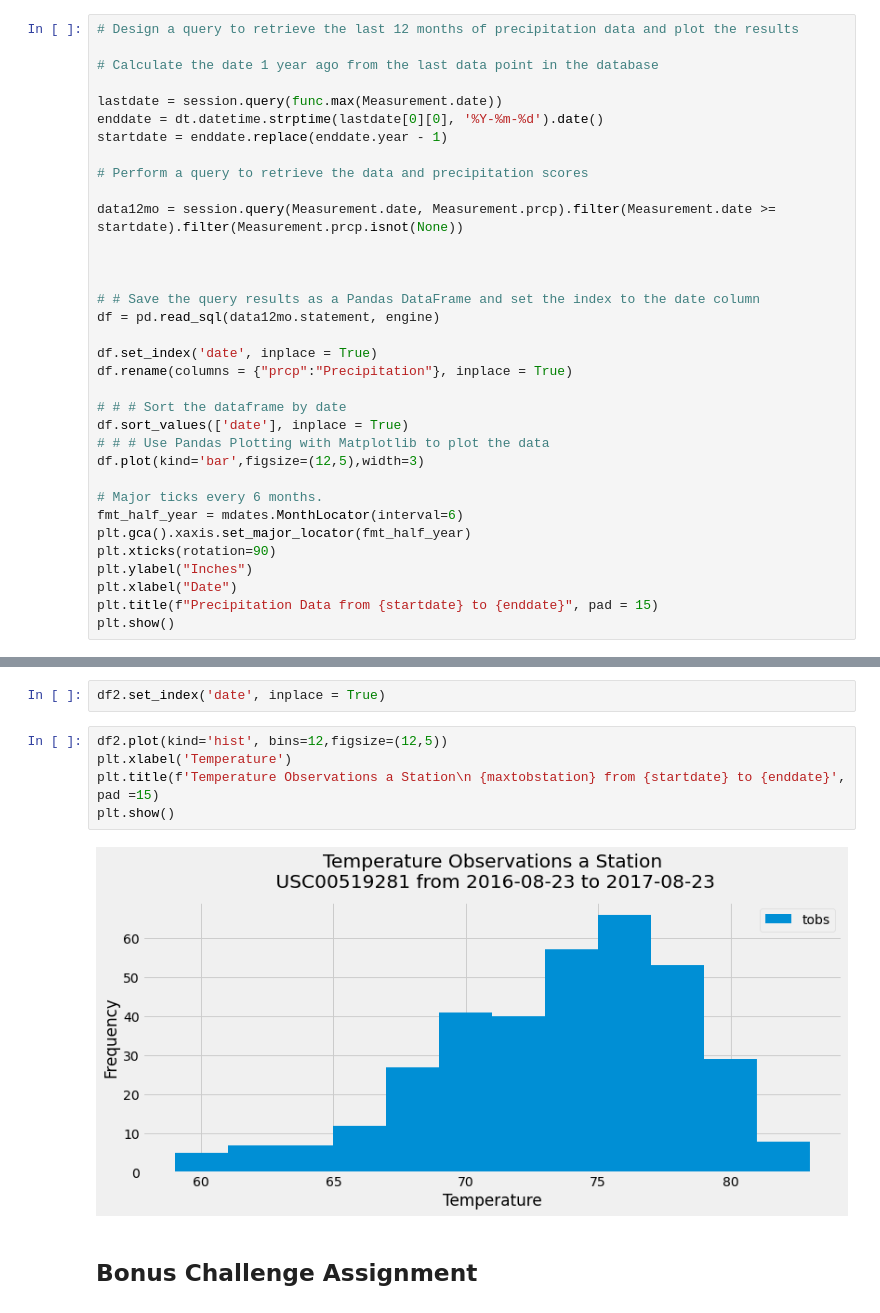
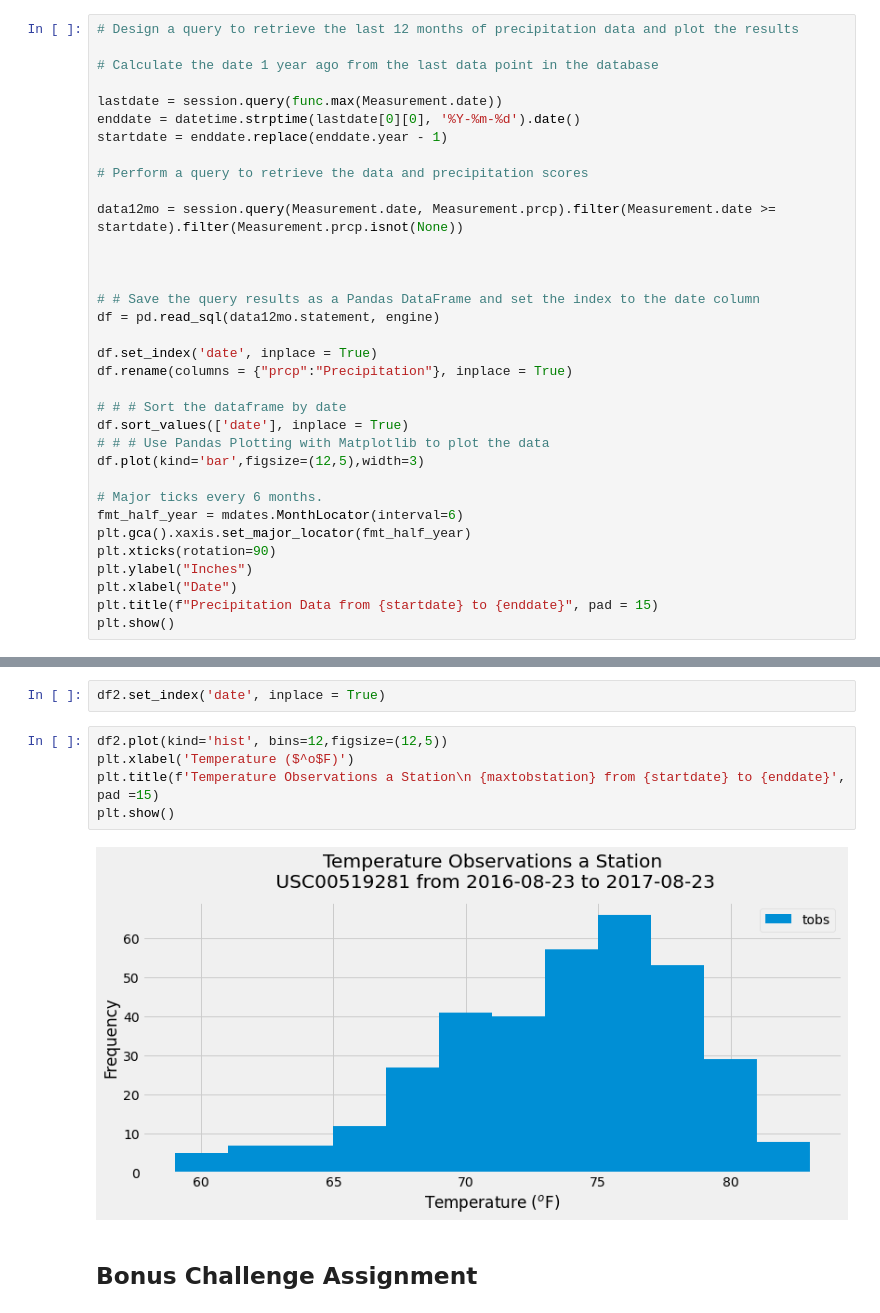
Before and after one commit to FernB/sqlalchemy-challenge, a Jupyter notebook: climate_starter.ipynb, the cells around one changed output, grey strips where cells are left out. Saved outputs shown, nothing was run; the diff lists cells and outputs as text.

```diff
--- a/climate_starter.ipynb
+++ b/climate_starter.ipynb
@@ -65,7 +65,7 @@ first_row2.__dict__
 # Calculate the date 1 year ago from the last data point in the database
 
 lastdate = session.query(func.max(Measurement.date))
-enddate = dt.datetime.strptime(lastdate[0][0], '%Y-%m-%d').date()
+enddate = datetime.strptime(lastdate[0][0], '%Y-%m-%d').date()
 startdate = enddate.replace(enddate.year - 1)
 
 # Perform a query to retrieve the data and precipitation scores
@@ -188,11 +188,11 @@ df2 = pd.read_sql(station_tobs.statement, engine)
 df2.set_index('date', inplace = True)
 # %%
 df2.plot(kind='hist', bins=12,figsize=(12,5))
-plt.xlabel('Temperature')
+plt.xlabel('Temperature ($^o$F)')
 plt.title(f'Temperature Observations a Station\n {maxtobstation} from {startdate} to {enddate}', pad =15)
 plt.show()
 # %% [output]
-[figure, old version]
+[figure, new version]
 # %% [markdown]
 ## Bonus Challenge Assignment
 # %%
```
Also changed, not shown: parts of 11 cells of this notebook, 1 other file.
